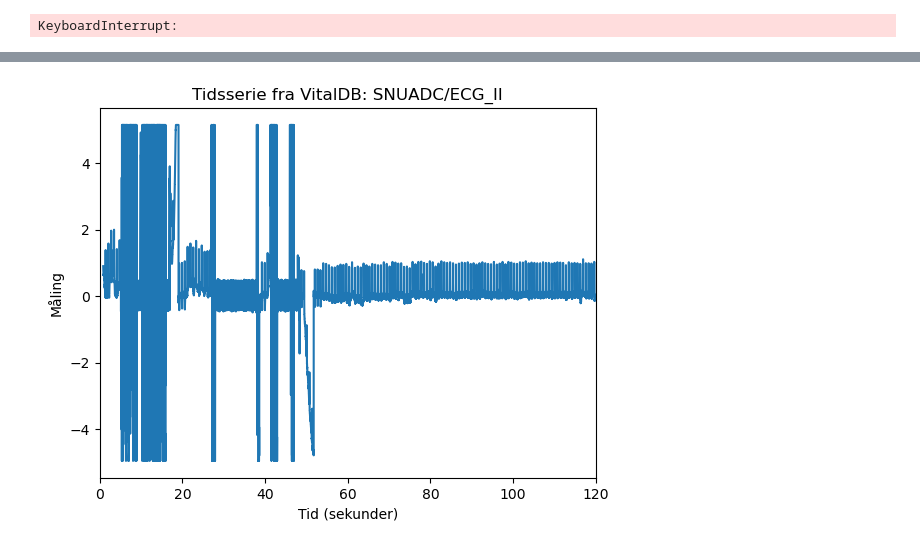
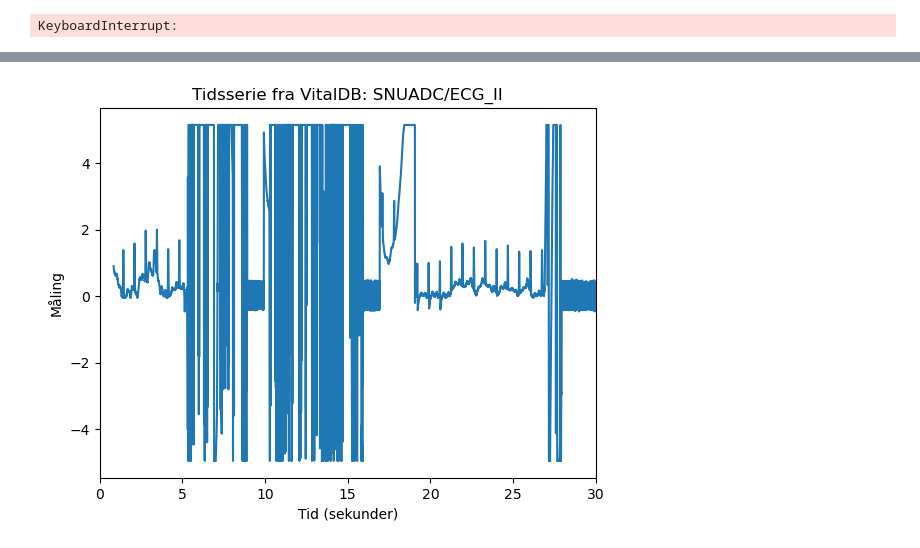
Before and after one commit to jennyskrytenjohnsen/P10, a Jupyter notebook: Preprocessing/myfirstnotebook.ipynb, the cells around one changed output, grey strips where cells are left out. Drawn from its saved outputs; the diff is of its cells as text; code cells hidden in the pictures.

```diff
--- a/Preprocessing/myfirstnotebook.ipynb
+++ b/Preprocessing/myfirstnotebook.ipynb
@@ -338,7 +339,7 @@ time_axis = time_axis[:len(trackdata)]
 
 plt.plot(time_axis, trackdata.iloc[:, 1]) # Plotte Time vs. måling
 plt.xlabel("Tid (sekunder)")
-plt.xlim(0, 120)
+plt.xlim(0, 30)
 plt.ylabel("Måling")
 plt.title(f"Tidsserie fra VitalDB: {trackdata.columns[1]}")
 plt.show()
@@ -363,4 +364,4 @@ plt.show()
-[figure, old version]
+[figure, new version]
 # %%
 import numpy as np
 import matplotlib.pyplot as plt
```
Also changed, not shown: parts of 5 cells of this notebook, 5 other files.
